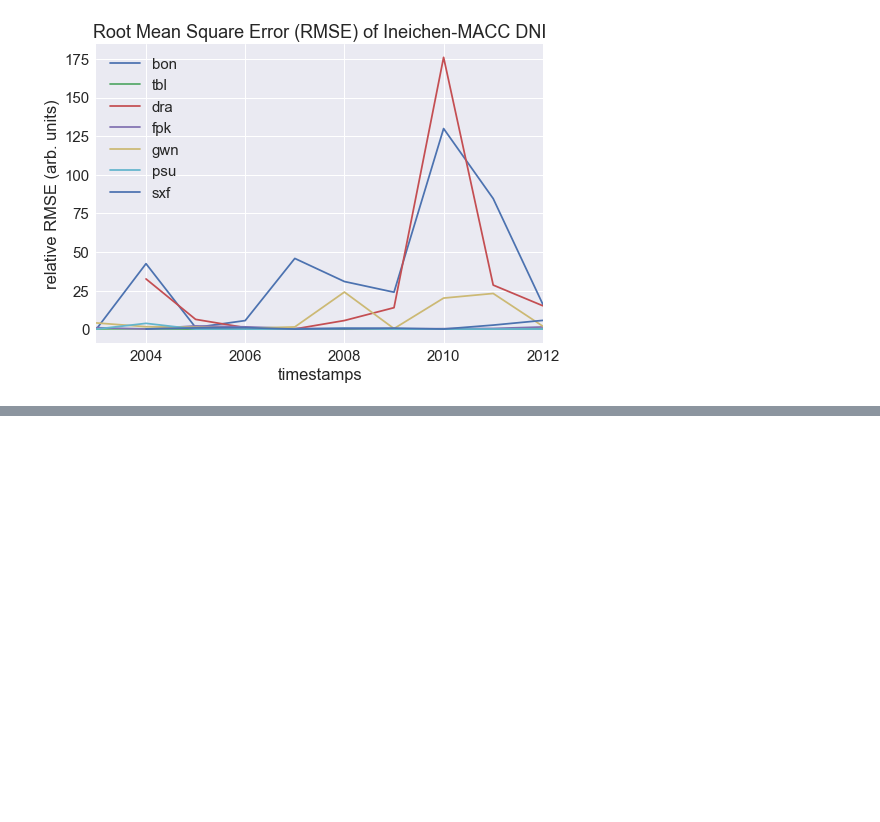
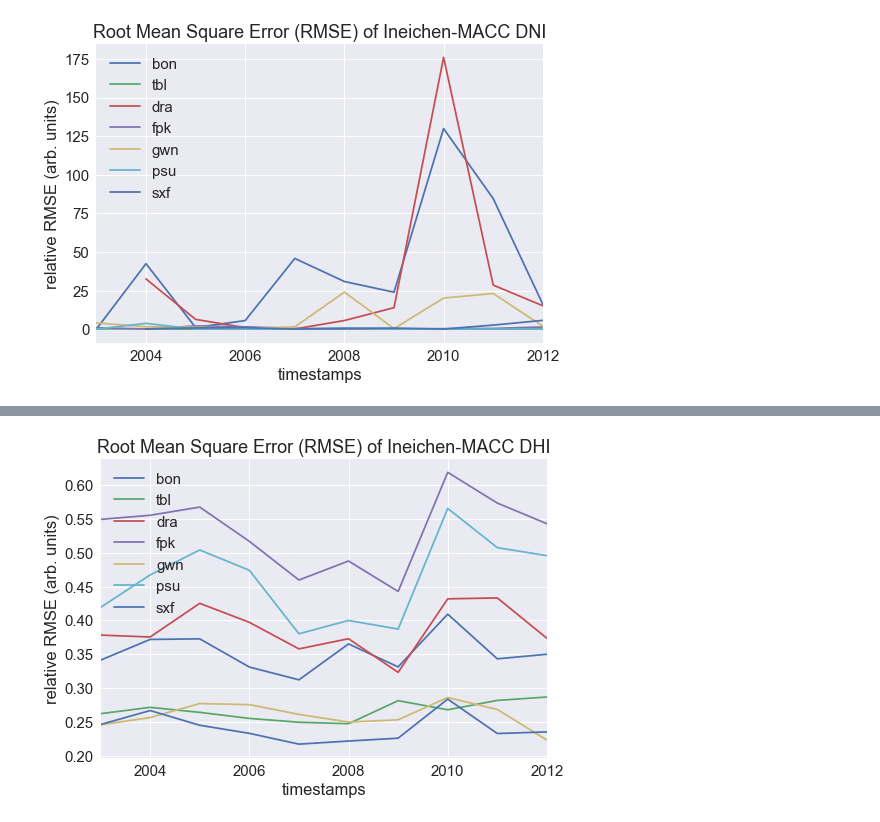
Before and after one commit to mikofski/pvsc44-clearsky-aod, a Jupyter notebook: PVSC44 Clearsky SURFRAD Analysis.ipynb, the cells around one changed output, grey strips where cells are left out. Saved outputs shown, nothing was run; the diff lists cells and outputs as text; code cells hidden in the pictures; blank space fills up the shorter version.

```diff
--- a/PVSC44 Clearsky SURFRAD Analysis.ipynb
+++ b/PVSC44 Clearsky SURFRAD Analysis.ipynb
@@ -231,0 +244,14 @@ plt.savefig('annual_macc_dni_rms.png')
+# %%
+# plot root mean square error of annual Ineichen-MACC DHI
+for station_id, station_atm_params_3min_clear in atm_params_3min_clear.iteritems():
+    np.sqrt(
+        (
+            ((station_atm_params_3min_clear['macc_dhi'] / station_atm_params_3min_clear['dhi'])[is_bright[station_id]] - 1)**2
+        ).resample('A').mean()
+    ).plot()
+plt.legend(METADATA.index.tolist())
+plt.title('Root Mean Square Error (RMSE) of Ineichen-MACC DHI')
+plt.ylabel('relative RMSE (arb. units)')
+plt.savefig('annual_macc_dhi_rms.png')
+# %% [output]
+[figure, added]
```
Also changed, not shown: parts of 9 cells of this notebook.
